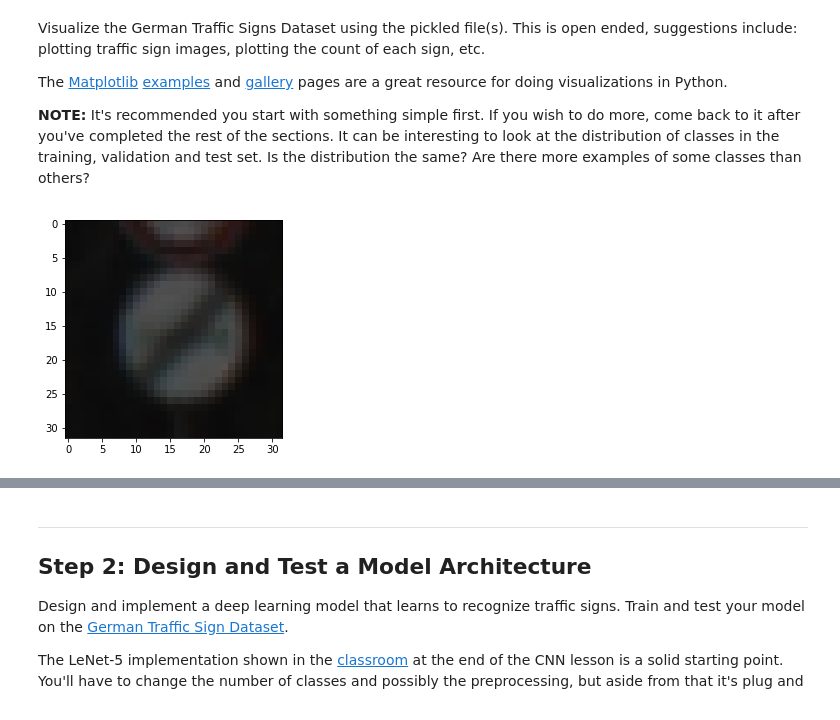
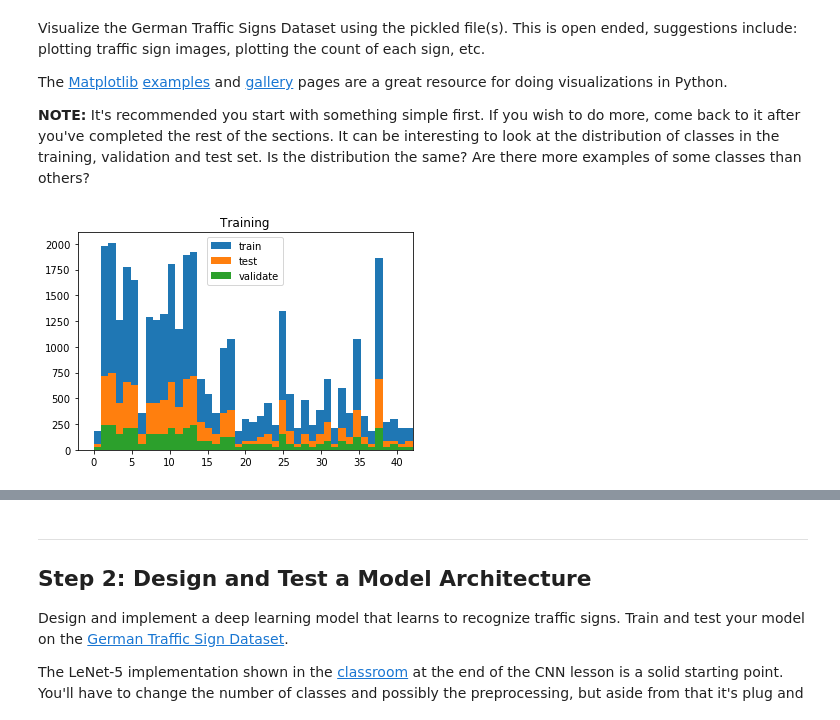
Before and after one commit to aneesh-joshi/Traffic_Signs_Classifier, a Jupyter notebook: Traffic_Sign_Classifier.ipynb, the cells around one changed output, grey strips where cells are left out. Drawn from its saved outputs; the diff is of its cells as text; code cells hidden in the pictures.

```diff
--- a/Traffic_Sign_Classifier.ipynb
+++ b/Traffic_Sign_Classifier.ipynb
@@ -21,23 +21,17 @@ The [rubric](https://review.udacity.com/#!/rubrics/481/view) contains "Stand Out
 ## Step 0: Load The Data
 # %%
 import pickle
-import tensorflow as tf
 
-from sklearn.utils import shuffle
-from tensorflow.contrib.layers import flatten
+with open('/home/aneeshjoshi/CarND/traffic-signs-data/train.p', 'rb') as f:
+    train = pickle.load(f)
 
-prefix = '../../CarND-Traffic-Sign-Classifier-Project/traffic-signs-data/'
+with open('/home/aneeshjoshi/CarND/traffic-signs-data/valid.p', 'rb') as f:
+  valid = pickle.load(f)
 
-training_file = prefix + 'train.p'
-testing_file = prefix + 'test.p'
-validation_file = prefix + 'valid.p'
+with open('/home/aneeshjoshi/CarND/traffic-signs-data/test.p', 'rb') as f:
+  test = pickle.load(f)
 
-with open(training_file, mode='rb') as f:
-    train = pickle.load(f)
-with open(validation_file, mode='rb') as f:
-    valid = pickle.load(f)
-with open(testing_file, mode='rb') as f:
-    test = pickle.load(f)
+
 
 X_train, y_train = train['features'], train['labels']
 X_validation, y_validation = valid['features'], valid['labels']
@@ -74,8 +68,7 @@ n_test = len(X_test)
 image_shape = X_train[0].shape
 
 # TODO: How many unique classes/labels there are in the dataset.
-import pandas as pd
-n_classes = len(pd.unique(y_train))
+n_classes = len(set(y_test))
 
 print("Number of training examples =", n_train)
 print("Number of testing examples =", n_test)
@@ -97,10 +90,16 @@ The [Matplotlib](http://matplotlib.org/) [examples](http://matplotlib.org/exampl
 # %%
 ### Data exploration visualization code goes here.
 ### Feel free to use as many code cells as needed.
 import matplotlib.pyplot as plt
 # Visualizations will be shown in the notebook.
 %matplotlib inline
-plt.imshow(X_validation[5])
+
+plt.title('Training')
+plt.hist(y_train, bins = n_classes, label='train')
+plt.hist(y_test, bins = n_classes, label='test')
+plt.hist(y_validation, bins = n_classes, label='validate')
+plt.legend()
+plt.xlim(xmax=n_classes-1)
 plt.show()
 # %% [output]
-[figure, old version]
+[figure, new version]
```
Also changed, not shown: parts of 41 cells of this notebook, 19 other files.
